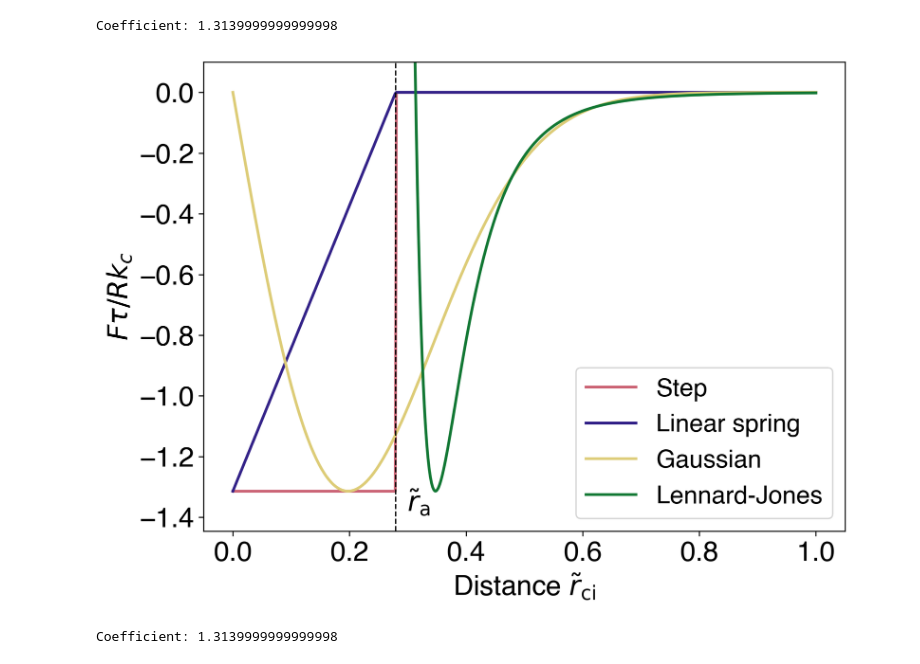
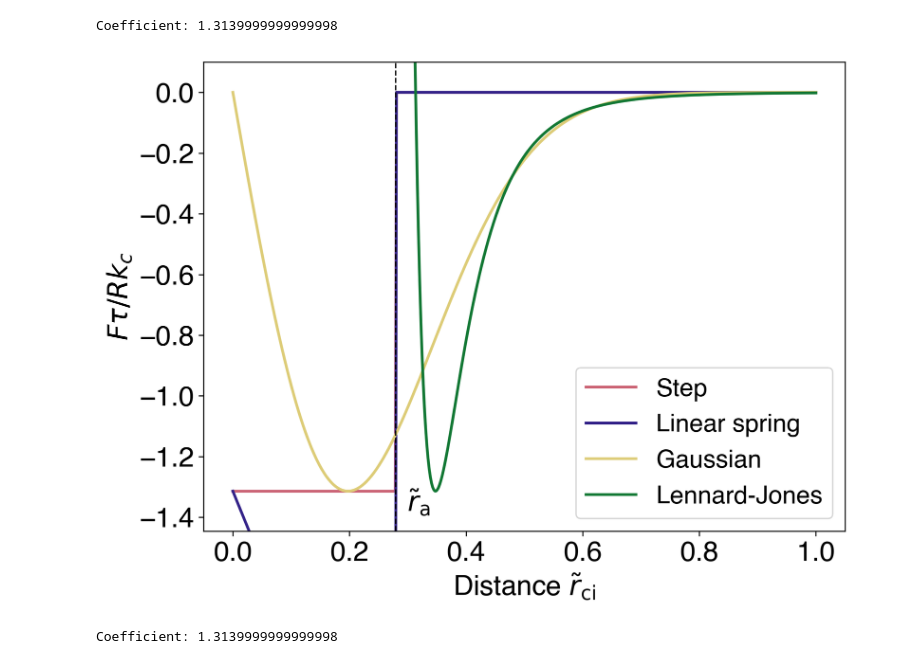
Before and after one commit to wppppupr/MTCargoSim, a Jupyter notebook: notebook/python.ipynb, the cells around one changed output. Drawn from its saved outputs; the diff is of its cells as text; code cells hidden in the pictures.

```diff
--- a/notebook/python.ipynb
+++ b/notebook/python.ipynb
@@ -39,7 +39,7 @@ def dna_force_spring(f, r, r_a, r_dna):
 
 def spring_force(f, r, r_a):
     if r < r_a:
-        return -f * (r_a - r)/r_a
+        return -f * (r + r_a)/r_a
     else:
         return 0
 
@@ -56,34 +56,34 @@ print("Coefficient:", f*coefficient)
 
 distances = np.linspace(0, 1.0, 500)
 
 fig, ax = plt.subplots()
 
 ax.plot(distances, [dna_force(f*coefficient, r, r_a) for r in distances], label='Step')
 #ax.plot(distances, [dna_force_spring(f*coefficient, r, r_a, r_dna) for r in distances], label='DNA spring')
 ax.plot(distances, [spring_force(f*coefficient, r, r_a) for r in distances], label='Linear spring')
 ax.plot(distances, [dna_force_gaussian(epsilon*coefficient, r, r_a) for r in distances], label='Gaussian')
 
 LJ_distances = distances[distances > r_a*0.9]
 
 ax.plot(LJ_distances, [Lennard_force(LJ_e*coefficient, r, r_a) for r in LJ_distances], label='Lennard-Jones')
 
 ax.axvline(r_a, color='black', lw=1, ls='--')
 #ax.axvline(r_dna, color='black', lw=1, ls='--')
 
 ax.text(r_a + 0.02, -1.05*f*coefficient, '$\\tilde{r}_\mathrm{a}$')
 #ax.text(r_dna + 0.02, -f*coefficient, '$\hat{r}_\mathrm{dna}$')
 
 ax.set_xlabel('Distance $\\tilde{r}_\mathrm{ci}$')
 ax.set_ylabel('$F\\tau/R k_c$')
 ax.set_ylim(-1.1*f*coefficient, 0.1)
 ax.legend()
 plt.show()
 
 fig.savefig('../figures/dna_force_comparison.png', bbox_inches='tight')
 fig.savefig('../figures/dna_force_comparison.pdf', bbox_inches='tight')
 # %% [output]
 Coefficient: 1.3139999999999998
-[figure, old version]
+[figure, new version]
 # %%
 k_cargo = 1.0e-9
 v = 0.5
```
Also changed, not shown: 2 other files.
